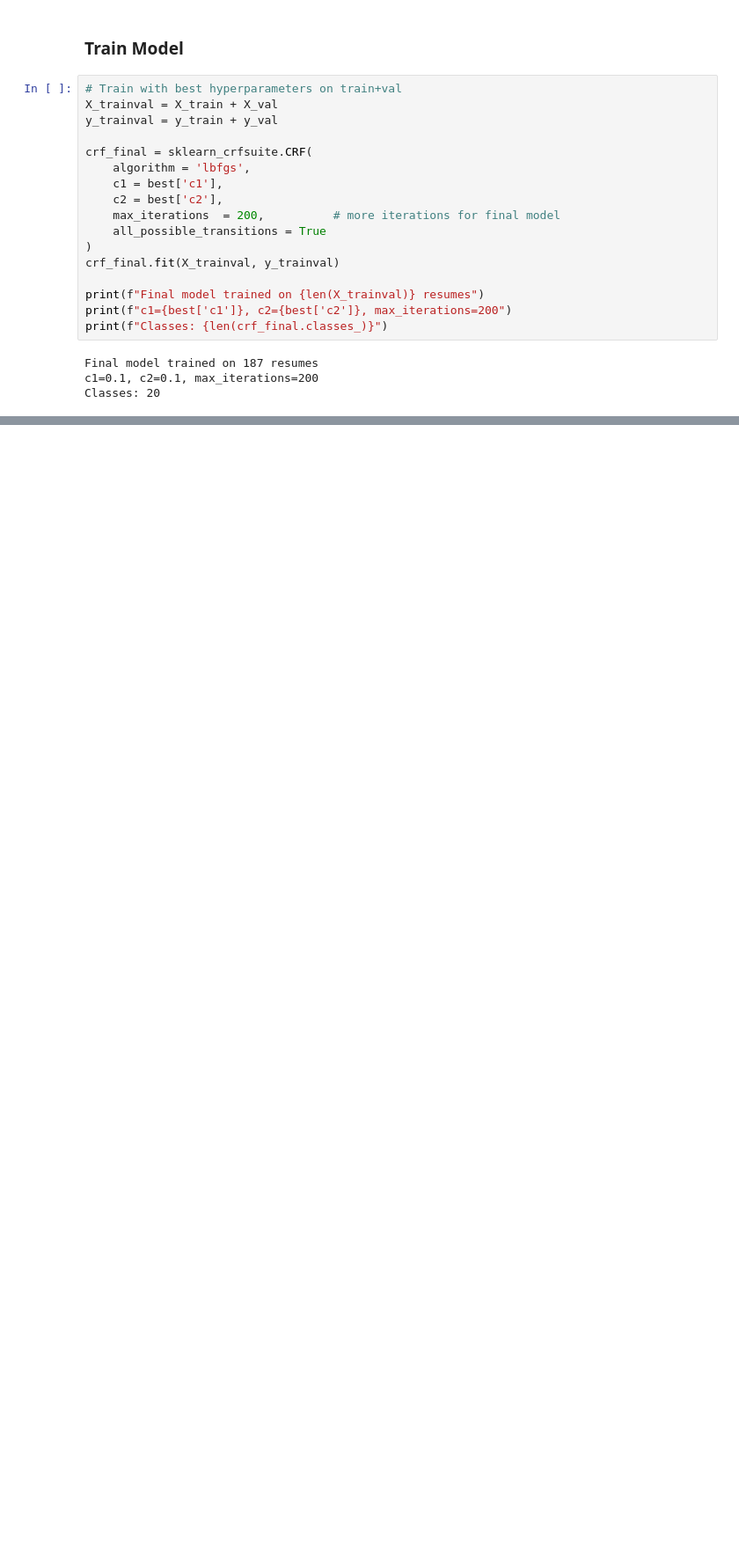
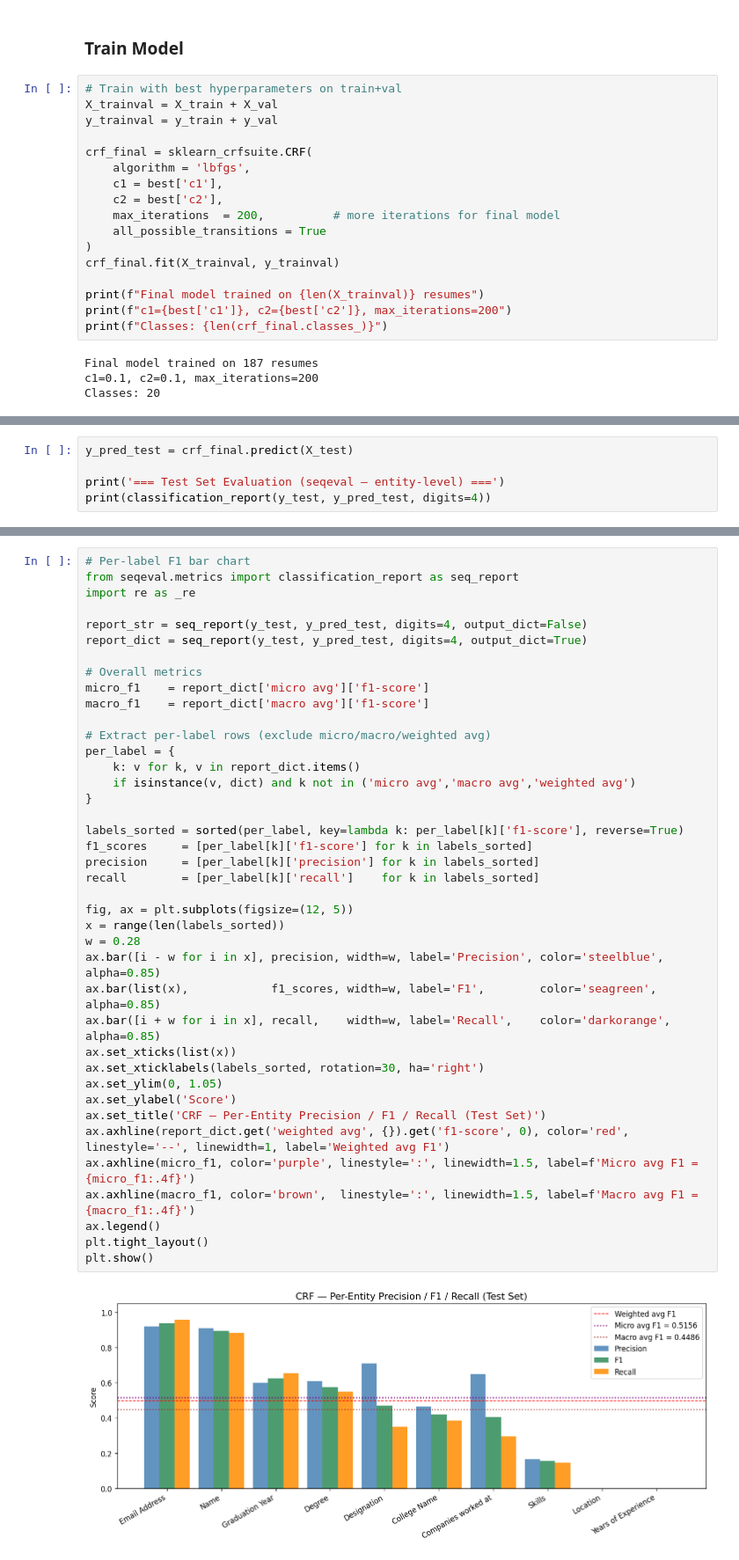
Before and after one commit to michellaprojects/nlp-ner, a Jupyter notebook: notebooks/Modelling/CRF.ipynb, the cells around one changed output, grey strips where cells are left out. Shown at 88% size. Cells and saved outputs as stored; diff of their text form; blank space fills up the shorter version.

Commit message:
Model evaluation

```diff
--- a/notebooks/Modelling/CRF.ipynb
+++ b/notebooks/Modelling/CRF.ipynb
@@ -324,0 +327,5 @@ Classes: 20
+# %%
+y_pred_test = crf_final.predict(X_test)
+
+print('=== Test Set Evaluation (seqeval — entity-level) ===')
+print(classification_report(y_test, y_pred_test, digits=4))
@@ -324,0 +350,42 @@ Classes: 20
+# %%
+# Per-label F1 bar chart
+from seqeval.metrics import classification_report as seq_report
+import re as _re
+
+report_str = seq_report(y_test, y_pred_test, digits=4, output_dict=False)
+report_dict = seq_report(y_test, y_pred_test, digits=4, output_dict=True)
+
+# Overall metrics
+micro_f1    = report_dict['micro avg']['f1-score']
+macro_f1    = report_dict['macro avg']['f1-score']
+
+# Extract per-label rows (exclude micro/macro/weighted avg)
+per_label = {
+    k: v for k, v in report_dict.items()
+    if isinstance(v, dict) and k not in ('micro avg','macro avg','weighted avg')
+}
+
+labels_sorted = sorted(per_label, key=lambda k: per_label[k]['f1-score'], reverse=True)
+f1_scores     = [per_label[k]['f1-score'] for k in labels_sorted]
+precision     = [per_label[k]['precision'] for k in labels_sorted]
+recall        = [per_label[k]['recall']    for k in labels_sorted]
+
+fig, ax = plt.subplots(figsize=(12, 5))
+x = range(len(labels_sorted))
+w = 0.28
+ax.bar([i - w for i in x], precision, width=w, label='Precision', color='steelblue', alpha=0.85)
+ax.bar(list(x),            f1_scores, width=w, label='F1',        color='seagreen',  alpha=0.85)
+ax.bar([i + w for i in x], recall,    width=w, label='Recall',    color='darkorange', alpha=0.85)
+ax.set_xticks(list(x))
+ax.set_xticklabels(labels_sorted, rotation=30, ha='right')
+ax.set_ylim(0, 1.05)
+ax.set_ylabel('Score')
+ax.set_title('CRF — Per-Entity Precision / F1 / Recall (Test Set)')
+ax.axhline(report_dict.get('weighted avg', {}).get('f1-score', 0), color='red', linestyle='--', linewidth=1, label='Weighted avg F1')
+ax.axhline(micro_f1, color='purple', linestyle=':', linewidth=1.5, label=f'Micro avg F1 = {micro_f1:.4f}')
+ax.axhline(macro_f1, color='brown',  linestyle=':', linewidth=1.5, label=f'Macro avg F1 = {macro_f1:.4f}')
+ax.legend()
+plt.tight_layout()
+plt.show()
+# %% [output]
+[figure, added]
```
Also changed, not shown: parts of 2 cells of this notebook.
